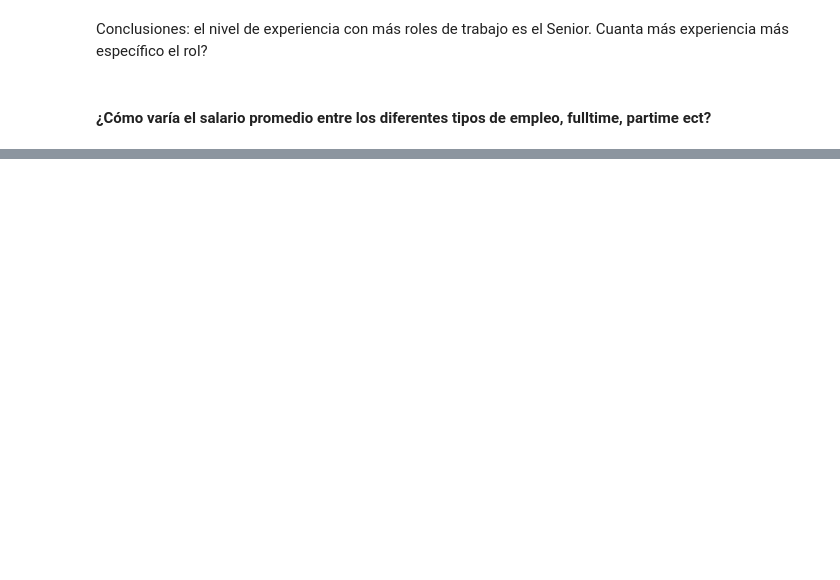
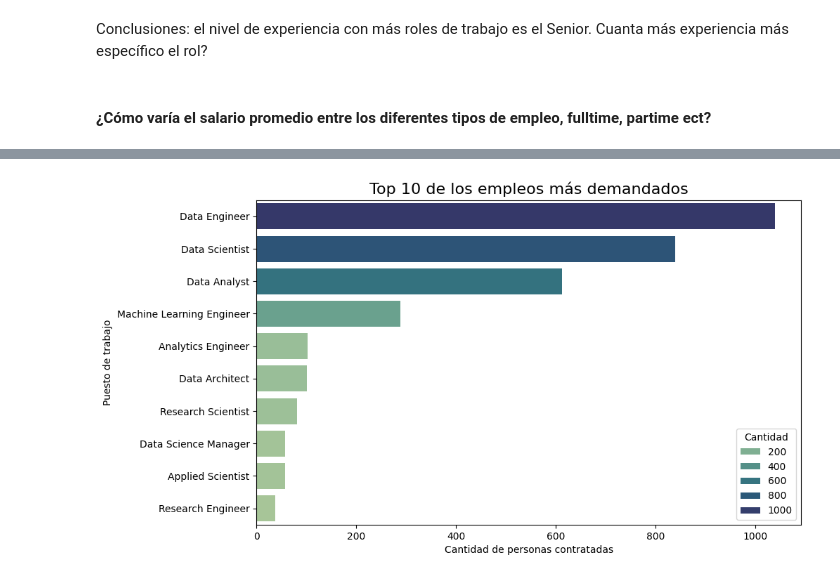
Before and after one commit to DanielaRosero/DataScienceSalary, a Jupyter notebook: notebook.ipynb, the cells around one changed output, grey strips where cells are left out. Drawn from its saved outputs; the diff is of its cells as text; code cells hidden in the pictures; blank space fills up the shorter version.

```diff
--- a/notebook.ipynb
+++ b/notebook.ipynb
@@ -394,0 +419,3 @@ df.head()
+# %%
+top_empleos = df['job_title'].value_counts().head(10).reset_index()
+top_empleos
@@ -394,0 +434,9 @@ df.head()
+# %%
+plt.figure(figsize=(10,6))
+sns.barplot(data=top_empleos, x='count',y='job_title', palette = 'crest', hue = 'count')
+plt.title('Top 10 de los empleos más demandados', fontsize =16)
+plt.xlabel('Cantidad de personas contratadas')
+plt.ylabel('Puesto de trabajo')
+plt.legend(title='Cantidad');
+# %% [output]
+[figure, added]
```
Also changed, not shown: parts of 12 cells of this notebook.
